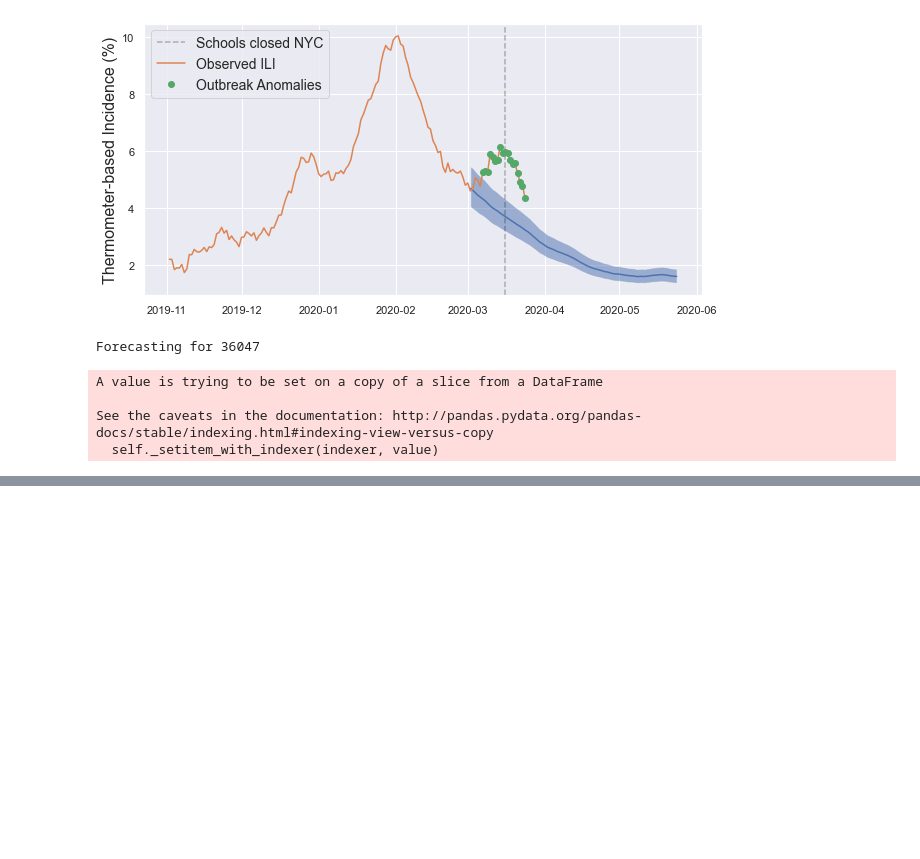
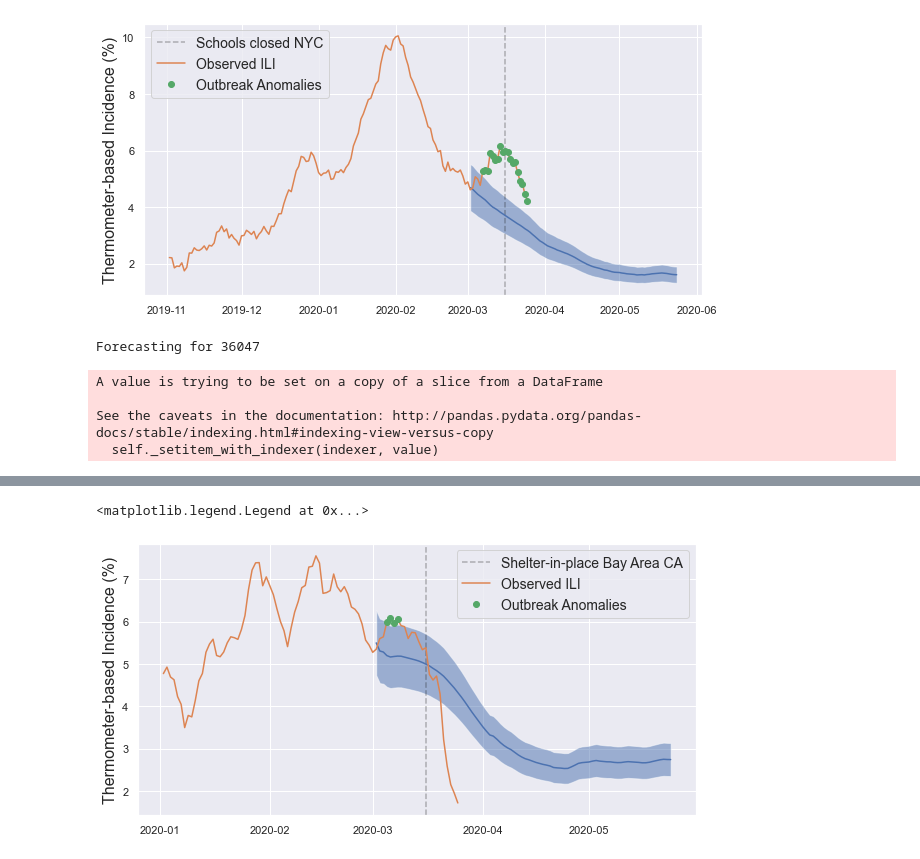
Before and after one commit to kinsahealth/therm_anomaly_detection, a Jupyter notebook: Brooklyn_example.ipynb, the cells around one changed output, grey strips where cells are left out. Saved outputs shown, nothing was run; the diff lists cells and outputs as text; code cells hidden in the pictures; blank space fills up the shorter version.

Commit message:
singel city examples

```diff
--- a/Brooklyn_example.ipynb
+++ b/Brooklyn_example.ipynb
@@ -101,0 +103,6 @@ plt.legend(fontsize=14, loc='upper left')
+# %%
+## Now for the Santa Clara example
+ili_df = pd.read_csv('santa_clara.csv')
+ili_df['ds'] = pd.to_datetime(ili_df['ds'])
+# %%
+test = run_anomalies(ili_df, ['2020-03-01'], simulations=100)
@@ -101,0 +115,17 @@ plt.legend(fontsize=14, loc='upper left')
+# %%
+### Figure SX: Example detection in Santa Clara County
+sub = test[test.ds > '2020-01-01'].copy()
+sub.sort_values('ds', inplace=True)
+
+plt.figure(figsize=(10, 5))
+plt.axvline(pd.to_datetime('2020-03-16'), color='k', linestyle='--', alpha=0.3, label='Shelter-in-place Bay Area CA')
+plt.fill_between(sub.ds, sub['97.5%'], sub['2.5%'], alpha=0.5)
+plt.plot(sub.ds, sub['50%'], label='')
+plt.plot(sub.ds, sub.percent_ill, label='Observed ILI')
+plt.plot(sub.ds, sub.anomaly_ili, '.', ms=12, label='Outbreak Anomalies')
+
+plt.ylabel('Thermometer-based Incidence (%)', fontsize=16)
+plt.legend(fontsize=14, loc='upper right')
+# %% [output]
+<matplotlib.legend.Legend at 0x...>
+[figure, added]
```
Also changed, not shown: parts of 8 cells of this notebook, 2 other files.
